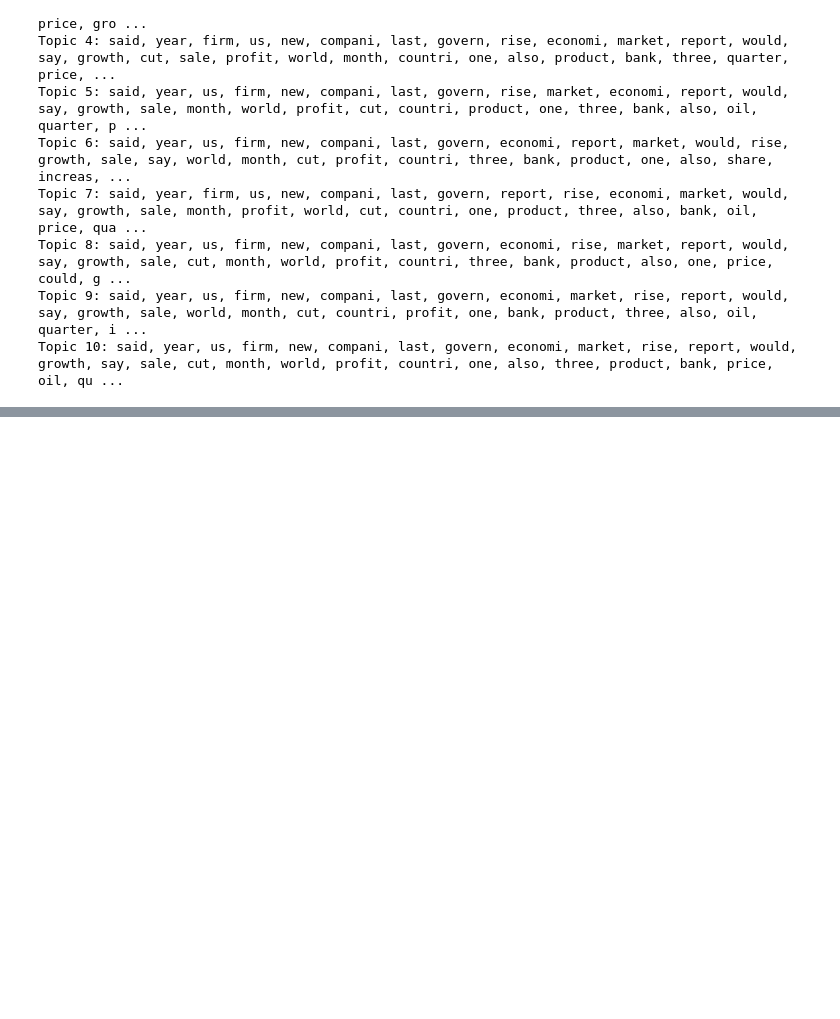
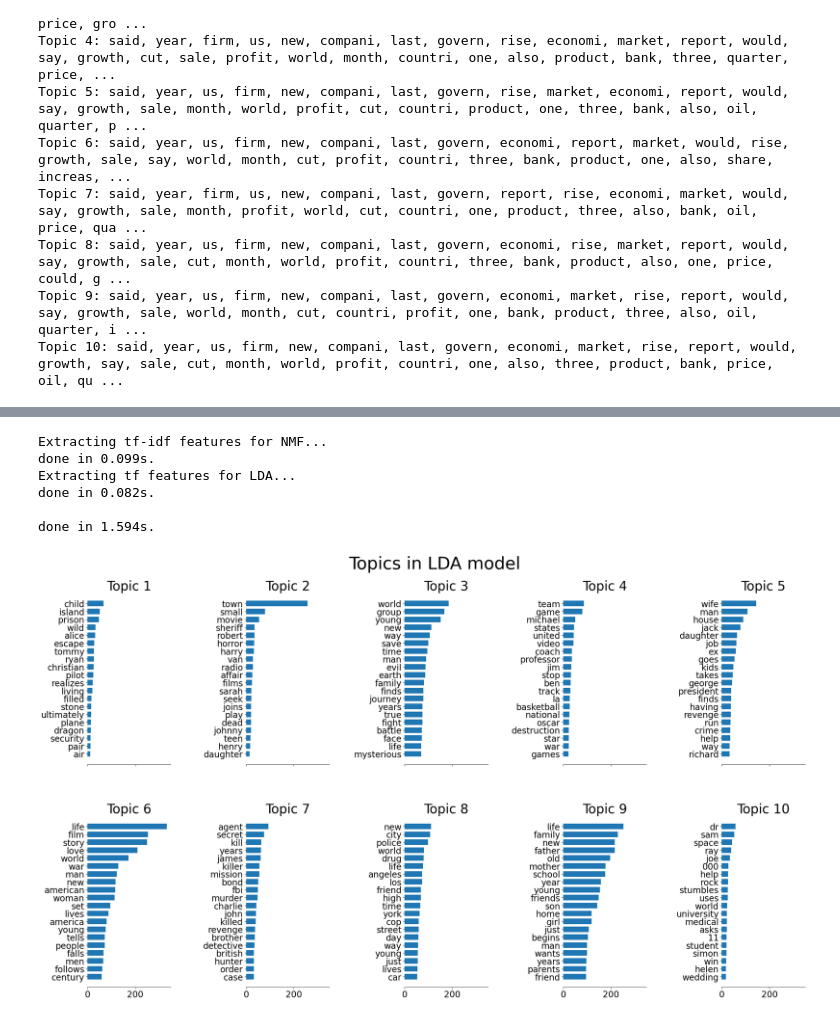
Before and after one commit to JensPars/MBML, a Jupyter notebook: project.ipynb, the cells around one changed output, grey strips where cells are left out. Drawn from its saved outputs; the diff is of its cells as text; code cells hidden in the pictures; blank space fills up the shorter version.

Commit message:
updated predict method

```diff
--- a/project.ipynb
+++ b/project.ipynb
@@ -471,0 +490,41 @@ indices=tensor([[   25,   375,   228,  ..., 12781, 12316, 11803],
+# %%
+# Use tf-idf features for NMF.
+print("Extracting tf-idf features for NMF...")
+tfidf_vectorizer = TfidfVectorizer(
+    max_df=0.95, min_df=2, max_features=n_features, stop_words="english"
+)
+t0 = time()
+tfidf = tfidf_vectorizer.fit_transform(data_samples)
+print("done in %0.3fs." % (time() - t0))
+
+# Use tf (raw term count) features for LDA.
+print("Extracting tf features for LDA...")
+tf_vectorizer = CountVectorizer(
+    max_df=0.95, min_df=2, max_features=n_features, stop_words="english"
+)
+t0 = time()
+tf = tf_vectorizer.fit_transform(data_samples)
+print("done in %0.3fs." % (time() - t0))
+print()
+
+lda = LatentDirichletAllocation(
+    n_components=n_components,
+    max_iter=5,
+    learning_method="online",
+    learning_offset=50.0,
+    random_state=0,
+)
+t0 = time()
+lda.fit(tf)
+print("done in %0.3fs." % (time() - t0))
+
+tf_feature_names = tf_vectorizer.get_feature_names_out()
+plot_top_words(lda, tf_feature_names, n_top_words, "Topics in LDA model")
+# %% [output]
+Extracting tf-idf features for NMF...
+done in 0.099s.
+Extracting tf features for LDA...
+done in 0.082s.
+
+done in 1.594s.
+[figure, added]
```
Also changed, not shown: parts of 13 cells of this notebook, 1 other file.
